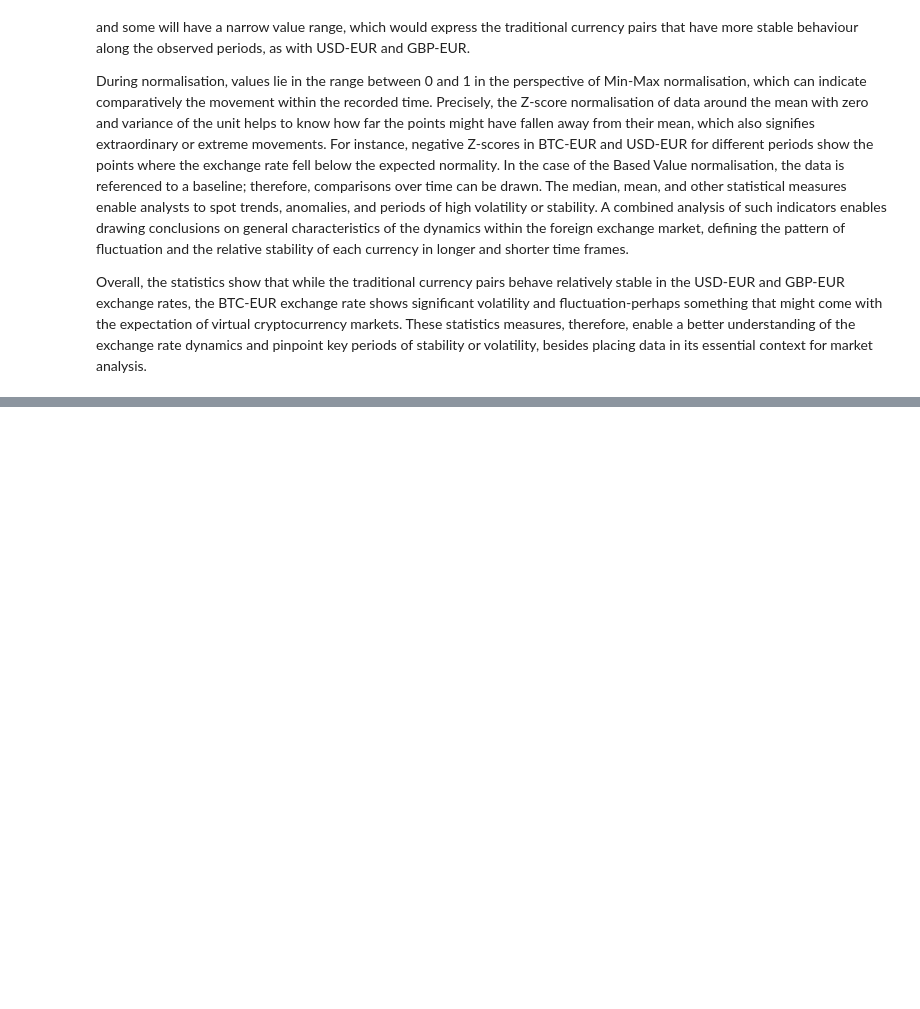
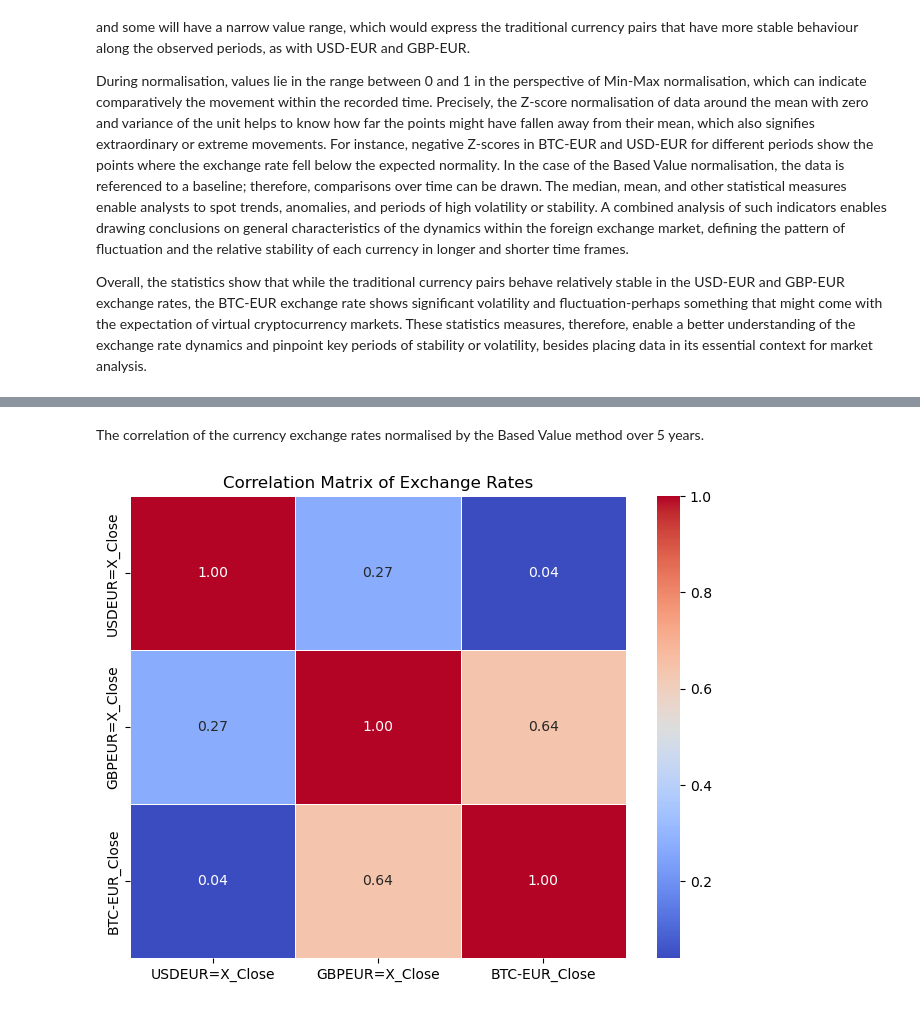
Before and after one commit to TomUszyn/PFDA-project, a Jupyter notebook: analysingCurrencyTrends.ipynb, the cells around one changed output, grey strips where cells are left out. Cells and saved outputs as stored; diff of their text form; code cells hidden in the pictures; blank space fills up the shorter version.

```diff
--- a/analysingCurrencyTrends.ipynb
+++ b/analysingCurrencyTrends.ipynb
@@ -762,0 +815,8 @@ Overall, the statistics show that while the traditional currency pairs behave re
+# %% [markdown]
+The correlation of the currency exchange rates normalised by the Based Value method over 5 years.
+# %%
+plotCorrelationMatrix(normalisedBasedValue5y,
+                      columns=['USDEUR=X_Close', 'GBPEUR=X_Close', 'BTC-EUR_Close'],
+                      title='Correlation Matrix of Exchange Rates')
+# %% [output]
+[figure, added]
```
Also changed, not shown: parts of 34 cells of this notebook, 21 other files.
